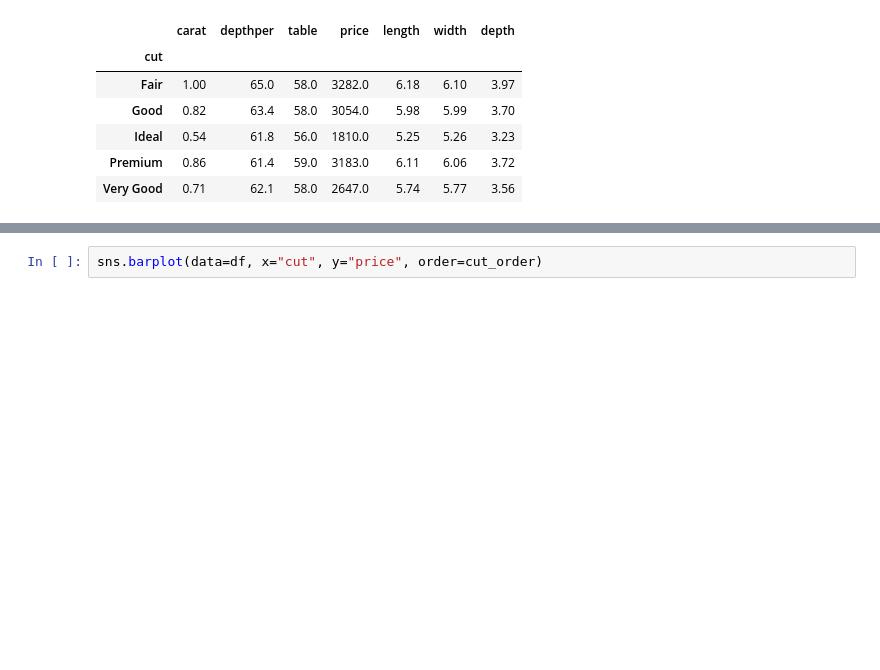
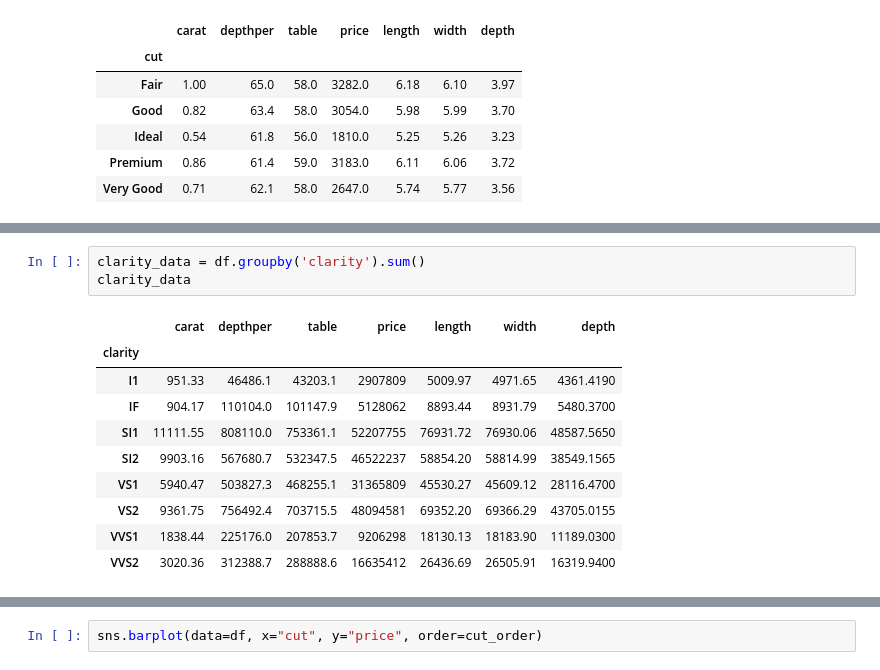
Before and after one commit to franco3x/Diamonds-EDA, a Jupyter notebook: Diamonds EDA.ipynb, the cells around one changed output, grey strips where cells are left out. Cells and saved outputs as stored; diff of their text form; blank space fills up the shorter version.

```diff
--- a/Diamonds EDA.ipynb
+++ b/Diamonds EDA.ipynb
@@ -876,0 +947,14 @@ color_order = ['J','I','H', 'G', 'F', 'E', 'D']
+# %%
+clarity_data = df.groupby('clarity').sum()
+clarity_data
+# %% [output]
+|  | carat | depthper | table | price | length | width | depth |
+| clarity |  |  |  |  |  |  |  |
+| I1 | 951.33 | 46486.1 | 43203.1 | 2907809 | 5009.97 | 4971.65 | 4361.4190 |
+| IF | 904.17 | 110104.0 | 101147.9 | 5128062 | 8893.44 | 8931.79 | 5480.3700 |
+| SI1 | 11111.55 | 808110.0 | 753361.1 | 52207755 | 76931.72 | 76930.06 | 48587.5650 |
+| SI2 | 9903.16 | 567680.7 | 532347.5 | 46522237 | 58854.20 | 58814.99 | 38549.1565 |
+| VS1 | 5940.47 | 503827.3 | 468255.1 | 31365809 | 45530.27 | 45609.12 | 28116.4700 |
+| VS2 | 9361.75 | 756492.4 | 703715.5 | 48094581 | 69352.20 | 69366.29 | 43705.0155 |
+| VVS1 | 1838.44 | 225176.0 | 207853.7 | 9206298 | 18130.13 | 18183.90 | 11189.0300 |
+| VVS2 | 3020.36 | 312388.7 | 288888.6 | 16635412 | 26436.69 | 26505.91 | 16319.9400 |
```
Also changed, not shown: parts of 25 cells of this notebook.
